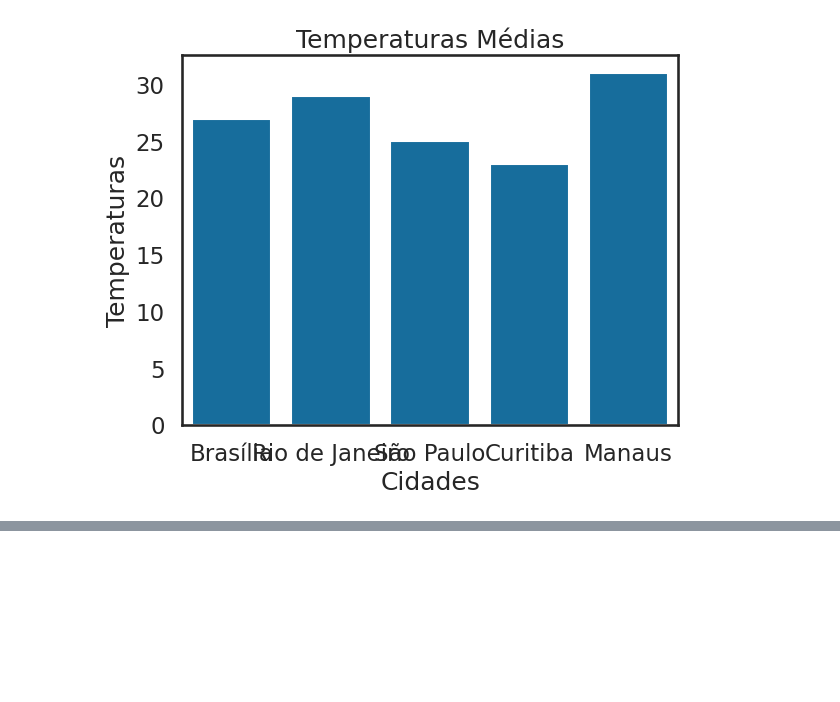
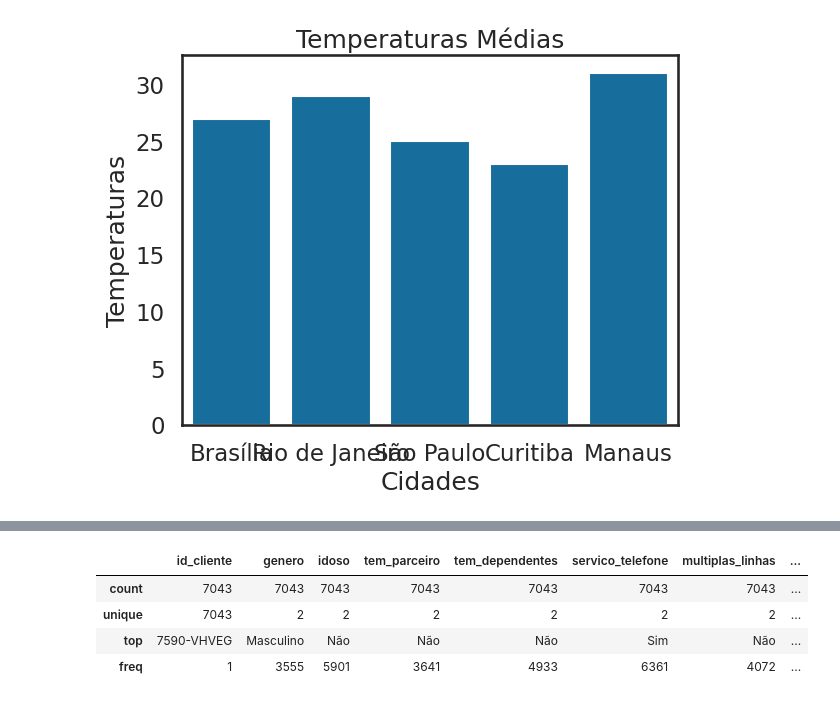
Before and after one commit to stephanyresque/Ciencia-de-dados-2, a Jupyter notebook: 12_11_24.ipynb, the cells around one changed output, grey strips where cells are left out. Saved outputs shown, nothing was run; the diff lists cells and outputs as text; code cells hidden in the pictures; blank space fills up the shorter version.

```diff
--- a/12_11_24.ipynb
+++ b/12_11_24.ipynb
@@ -151,0 +200,8 @@ barras.set_title('Temperaturas Médias');
+# %%
+df.describe(exclude = 'number')
+# %% [output]
+|  | id_cliente | genero | idoso | tem_parceiro | tem_dependentes | servico_telefone | multiplas_linhas | ... |
+| count | 7043 | 7043 | 7043 | 7043 | 7043 | 7043 | 7043 | ... |
+| unique | 7043 | 2 | 2 | 2 | 2 | 2 | 2 | ... |
+| top | 7590-VHVEG | Masculino | Não | Não | Não | Sim | Não | ... |
+| freq | 1 | 3555 | 5901 | 3641 | 4933 | 6361 | 4072 | ... |
```
Also changed, not shown: parts of 9 cells of this notebook.
